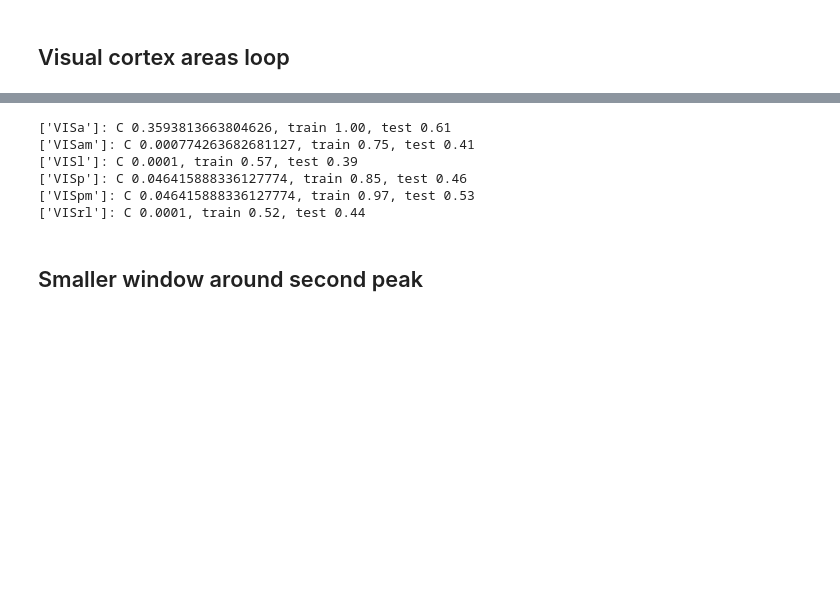
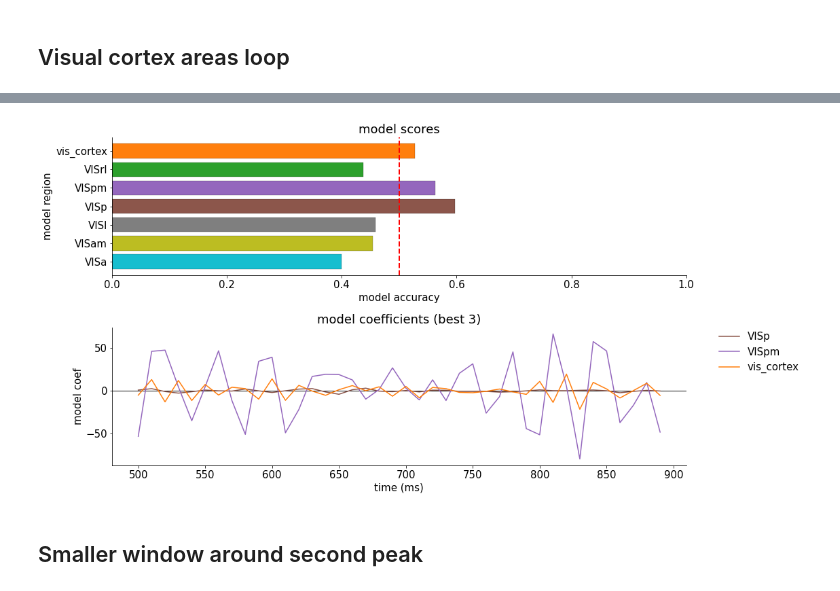
Before and after one commit to rodjfg/los-fabulosos-pixelotls, a Jupyter notebook: scripts/adrian_glm.ipynb, the cells around one changed output, grey strips where cells are left out. Drawn from its saved outputs; the diff is of its cells as text; code cells hidden in the pictures; blank space fills up the shorter version.

```diff
--- a/scripts/adrian_glm.ipynb
+++ b/scripts/adrian_glm.ipynb
@@ -79,15 +457,23 @@ regions_of_interest = [["VISa"], ["VISam"], ["VISl"], ["VISp"], ["VISpm"], ["VIS
 # %%
+y_window=np.arange(50,90)
+
 model_list = []
+model_test_score = []
 for region in regions_of_interest:
-    samples, y = get_samples(region)
-    samples_train, samples_test, y_train, y_test = train_test_split(samples, y, test_size=0.23, random_state=42)
-    clf = LogisticRegressionCV(penalty='l2', Cs=10, cv=3, solver='sag', tol=0.0001, max_iter=5000, random_state=42).fit(samples_train, y_train)
-    print(f'{region}: C {clf.C_[0]}, train {clf.score(samples_train,y_train):.2f}, test {clf.score(samples_test,y_test):.2f}')
+    samples, y = get_samples(alldat, region, gaussfilter=True, y_window=y_window, balance=True)
+    samples_train, samples_test, y_train, y_test = train_test_split(samples, y, test_size=0.2, random_state=42)
+    clf = LogisticRegressionCV(penalty='l2', Cs=10, cv=5, solver='sag', tol=0.0001, max_iter=5000, random_state=42).fit(samples_train, y_train)
+    # print(f'{region}: C {clf.C_[0]}, train {clf.score(samples_train,y_train):.2f}, test {clf.score(samples_test,y_test):.2f}')
     model_list.append(clf)
+    model_test_score.append(clf.score(samples_test,y_test))
+
+
+nrows, ncols = (2,1)
+fig, axes = plt.subplots(nrows=nrows, ncols=ncols, figsize=(16*ncols, 4*nrows))
+axes = axes.flatten()
+plot_results_subplots(regions_of_interest,model_list,model_test_score,y_window*10,regions_labels,'tab10_r',3,False,axes)
+# plt.suptitle(f'{description} : train size = {train_size}')
+plt.subplots_adjust(hspace=0.4)
+plt.show()
 # %% [output]
-['VISa']: C 0.3593813663804626, train 1.00, test 0.61
-['VISam']: C 0.000774263682681127, train 0.75, test 0.41
-['VISl']: C 0.0001, train 0.57, test 0.39
-['VISp']: C 0.046415888336127774, train 0.85, test 0.46
-['VISpm']: C 0.046415888336127774, train 0.97, test 0.53
-['VISrl']: C 0.0001, train 0.52, test 0.44
+[figure, added]
```
Also changed, not shown: parts of 25 cells of this notebook.
